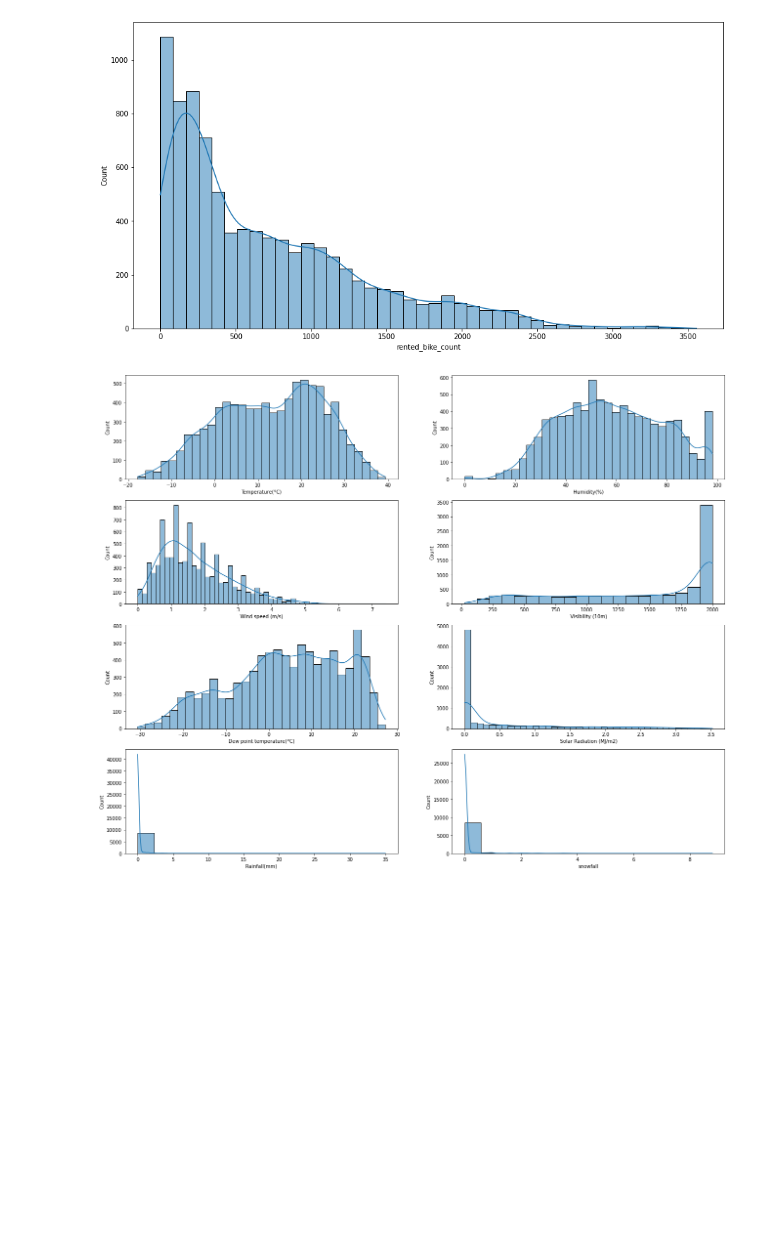
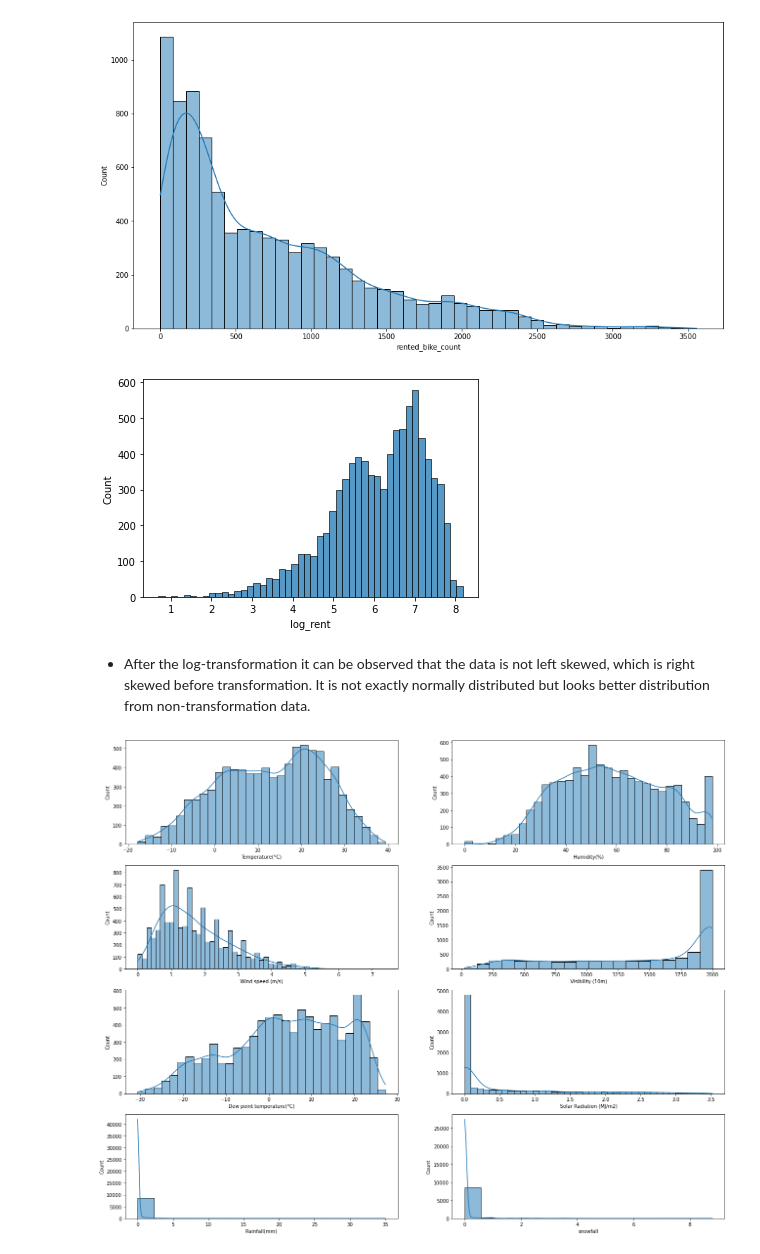
Before and after one commit to akmal1994/Bike-Rental-count, a Jupyter notebook: Bike_Sharing_Demand_Prediction_Capstone_Project.ipynb, the cells around one changed output. Saved outputs shown, nothing was run; the diff lists cells and outputs as text; code cells hidden in the pictures; blank space fills up the shorter version.

```diff
--- a/Bike_Sharing_Demand_Prediction_Capstone_Project.ipynb
+++ b/Bike_Sharing_Demand_Prediction_Capstone_Project.ipynb
@@ -228,6 +190,14 @@ sns.histplot(data['rented_bike_count'], kde=True)
 # %% [output]
 <matplotlib.axes._subplots.AxesSubplot at 0x...>
 [figure]
+# %%
+# To check the distribution of the dependent varible with log transformation
+data['log_rent']=np.log(data['rented_bike_count'])
+sns.histplot(data.log_rent);
+# %% [output]
+[figure, added]
+# %% [markdown]
+- After the log-transformation it can be observed that the data is not left skewed, which is right skewed before transformation. It is not exactly normally distributed but looks better distribution from non-transformation data.
 # %%
 cont_cols = ['Temperature(°C)','Humidity(%)','Wind speed (m/s)','Visibility (10m)','Dew point temperature(°C)','Solar Radiation (MJ/m2)','Rainfall(mm)','snowfall']
 # %%
```
Also changed, not shown: parts of 64 cells of this notebook.
